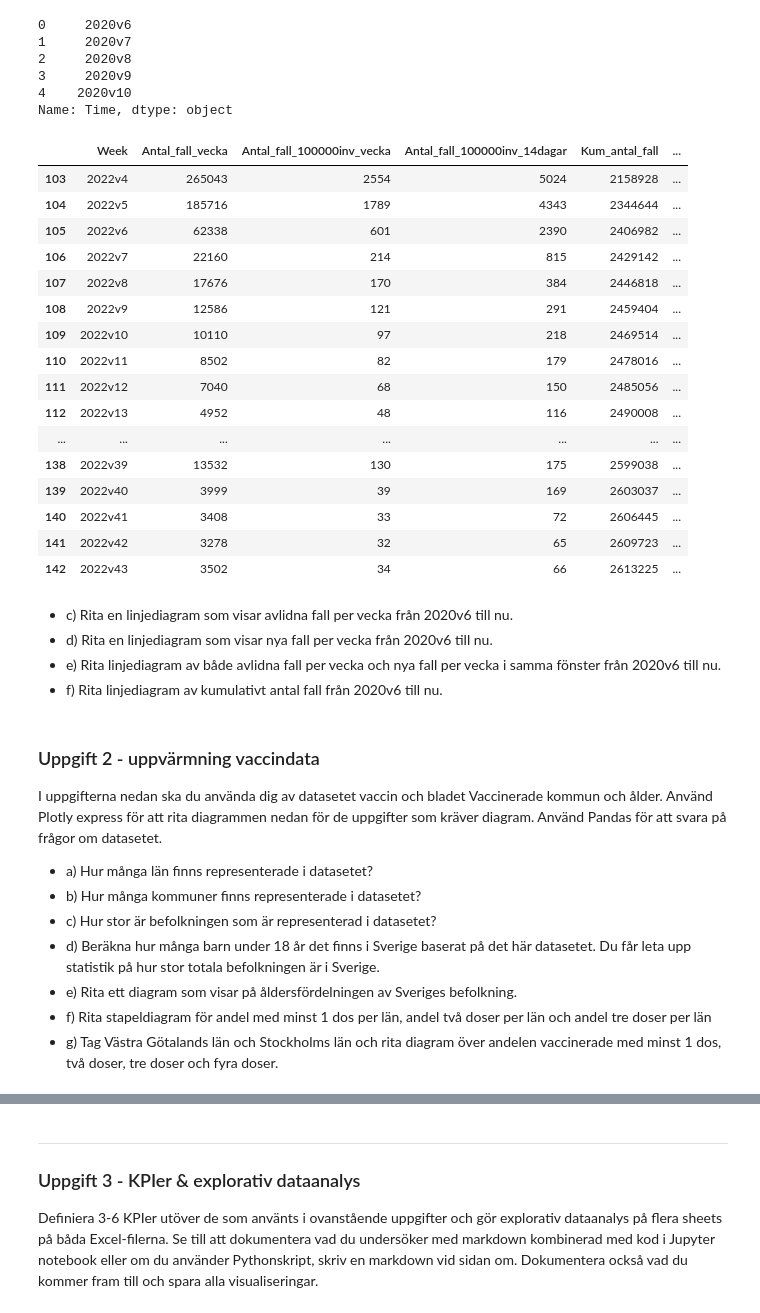
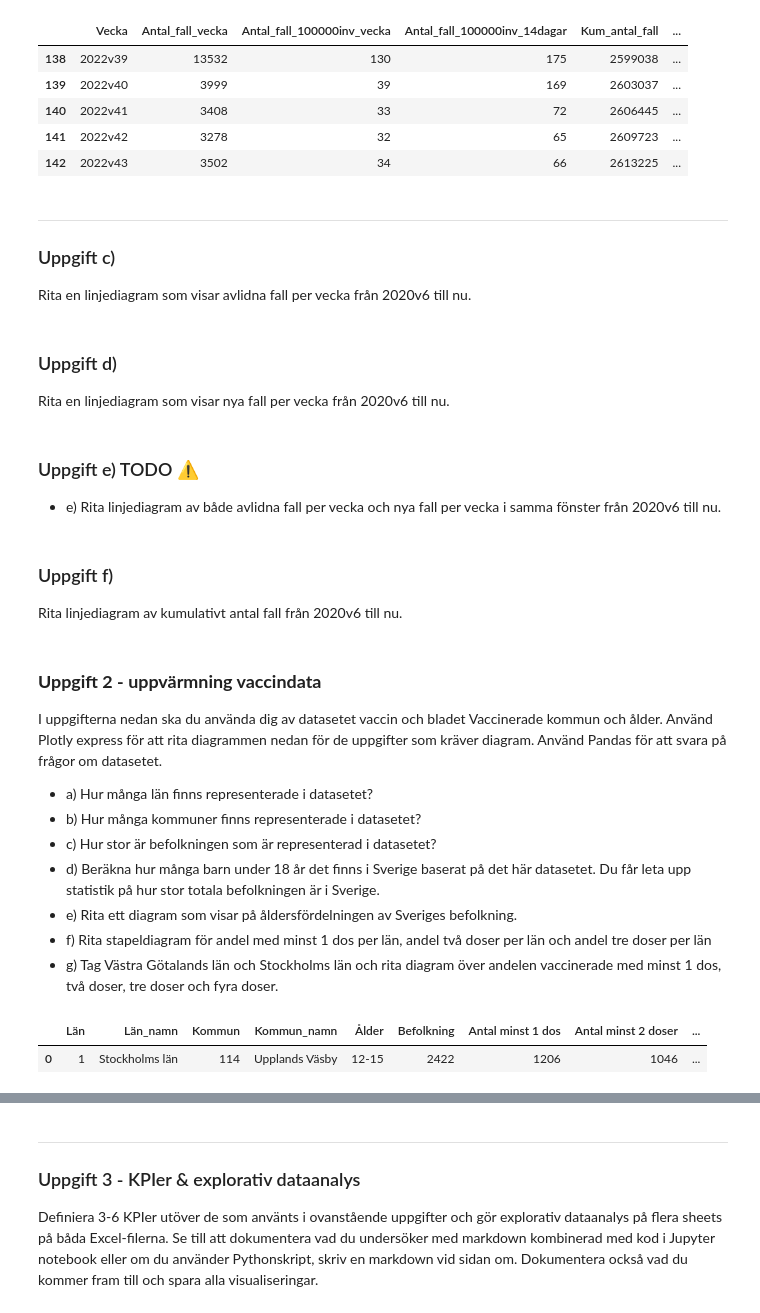
Before and after one commit to helveticae/Databehandling-William-Akilles-Lindstedt, a Jupyter notebook: COVID-19/covid-19.ipynb, the cells around one changed output, grey strips where cells are left out. Drawn from its saved outputs; the diff is of its cells as text; code cells hidden in the pictures.

```diff
--- a/COVID-19/covid-19.ipynb
+++ b/COVID-19/covid-19.ipynb
@@ -51,15 +21,0 @@ veckodata.head()
-# %%
-# Yeah, but that's the wrong type of merge. We only want one column in string format
-
-df = veckodata.astype({"år":"str", "veckonummer":"str"}) # Convert to string
-
-df["Time"] = df["år"] + "v" + df["veckonummer"] # Create new column by squeezing columns together
-
-df["Time"].head()
-# %% [output]
-0     2020v6
-1     2020v7
-2     2020v8
-3     2020v9
-4    2020v10
-Name: Time, dtype: object
@@ -70,20 +22,23 @@ veckodata.drop(["veckonummer"], axis=1, inplace=True) # Dropping old columns
-# %%
-veckodata.tail(40) # Checking results
-# %% [output]
-|  | Week | Antal_fall_vecka | Antal_fall_100000inv_vecka | Antal_fall_100000inv_14dagar | Kum_antal_fall | ... |
-| 103 | 2022v4 | 265043 | 2554 | 5024 | 2158928 | ... |
-| 104 | 2022v5 | 185716 | 1789 | 4343 | 2344644 | ... |
-| 105 | 2022v6 | 62338 | 601 | 2390 | 2406982 | ... |
-| 106 | 2022v7 | 22160 | 214 | 815 | 2429142 | ... |
-| 107 | 2022v8 | 17676 | 170 | 384 | 2446818 | ... |
-| 108 | 2022v9 | 12586 | 121 | 291 | 2459404 | ... |
-| 109 | 2022v10 | 10110 | 97 | 218 | 2469514 | ... |
-| 110 | 2022v11 | 8502 | 82 | 179 | 2478016 | ... |
-| 111 | 2022v12 | 7040 | 68 | 150 | 2485056 | ... |
-| 112 | 2022v13 | 4952 | 48 | 116 | 2490008 | ... |
-| ... | ... | ... | ... | ... | ... | ... |
-| 138 | 2022v39 | 13532 | 130 | 175 | 2599038 | ... |
-| 139 | 2022v40 | 3999 | 39 | 169 | 2603037 | ... |
-| 140 | 2022v41 | 3408 | 33 | 72 | 2606445 | ... |
-| 141 | 2022v42 | 3278 | 32 | 65 | 2609723 | ... |
-| 142 | 2022v43 | 3502 | 34 | 66 | 2613225 | ... |
+# %%
+import pandas as pd # Create dataframe from xlsx
+veckodata = pd.read_excel("Data/covid19.xlsx", sheet_name = "Veckodata Riket")
+
+df = veckodata.astype({"år":"str", "veckonummer":"str"})    # Type conversion
+df["Time"] = df["år"] + "v" + df["veckonummer"]             # Merge values in new column titled 'Time'
+veckodata["år"] = df["Time"].values                         # Replace column 'år' with column 'Time'
+veckodata.rename(columns = {"år":"Vecka"}, inplace=True)    # Renamecolumn to 'Vecka' (Week)
+veckodata.drop(["veckonummer"], axis=1, inplace=True)       # Drop old columns
+
+veckodata.tail() # Check results
+# %% [output]
+|  | Vecka | Antal_fall_vecka | Antal_fall_100000inv_vecka | Antal_fall_100000inv_14dagar | Kum_antal_fall | ... |
+| 138 | 2022v39 | 13532 | 130 | 175 | 2599038 | ... |
+| 139 | 2022v40 | 3999 | 39 | 169 | 2603037 | ... |
+| 140 | 2022v41 | 3408 | 33 | 72 | 2606445 | ... |
+| 141 | 2022v42 | 3278 | 32 | 65 | 2609723 | ... |
+| 142 | 2022v43 | 3502 | 34 | 66 | 2613225 | ... |
+# %% [markdown]
+---
+
+### Uppgift c)
+Rita en linjediagram som visar avlidna fall per vecka från 2020v6 till nu.
@@ -89,0 +50,3 @@ veckodata.tail(40) # Checking results
+# %% [markdown]
+### Uppgift d)
+Rita en linjediagram som visar nya fall per vecka från 2020v6 till nu.
@@ -90,5 +57,3 @@ veckodata.tail(40) # Checking results
 # %% [markdown]
-- c) Rita en linjediagram som visar avlidna fall per vecka från 2020v6 till nu.
-- d) Rita en linjediagram som visar nya fall per vecka från 2020v6 till nu.
+### Uppgift e) TODO ⚠️
 - e) Rita linjediagram av både avlidna fall per vecka och nya fall per vecka i samma fönster från 2020v6 till nu.
-- f) Rita linjediagram av kumulativt antal fall från 2020v6 till nu.
@@ -121,0 +60,3 @@ fig.suptitle("Covid Fall Sedan 2020v6", fontsize = 24);
+# %% [markdown]
+### Uppgift f)
+Rita linjediagram av kumulativt antal fall från 2020v6 till nu.
@@ -122,5 +67,5 @@ fig.suptitle("Covid Fall Sedan 2020v6", fontsize = 24);
 # %% [markdown]
-### Uppgift 2 - uppvärmning vaccindata
+### <b>Uppgift 2 - uppvärmning vaccindata</b>
 I uppgifterna nedan ska du använda dig av datasetet vaccin och bladet Vaccinerade kommun och ålder. Använd Plotly express för att rita diagrammen nedan för de uppgifter som kräver diagram. Använd Pandas för att svara på frågor om datasetet.
 
 - a) Hur många län finns representerade i datasetet?
@@ -130,3 +75,9 @@ I uppgifterna nedan ska du använda dig av datasetet vaccin och bladet Vaccinera
 - e) Rita ett diagram som visar på åldersfördelningen av Sveriges befolkning.
 - f) Rita stapeldiagram för andel med minst 1 dos per län, andel två doser per län och andel tre doser per län
 - g) Tag Västra Götalands län och Stockholms län och rita diagram över andelen vaccinerade med minst 1 dos, två doser, tre doser och fyra doser.
+# %%
+vaccin = pd.read_excel("Data/vaccin.xlsx", sheet_name="Vaccinerade kommun och ålder") # Create dataframe from xlsx
+vaccin.head(1) # Display column names
+# %% [output]
+|  | Län | Län_namn | Kommun | Kommun_namn | Ålder | Befolkning | Antal minst 1 dos | Antal minst 2 doser | ... |
+| 0 | 1 | Stockholms län | 114 | Upplands Väsby | 12-15 | 2422 | 1206 | 1046 | ... |
```
Also changed, not shown: parts of 16 cells of this notebook.
